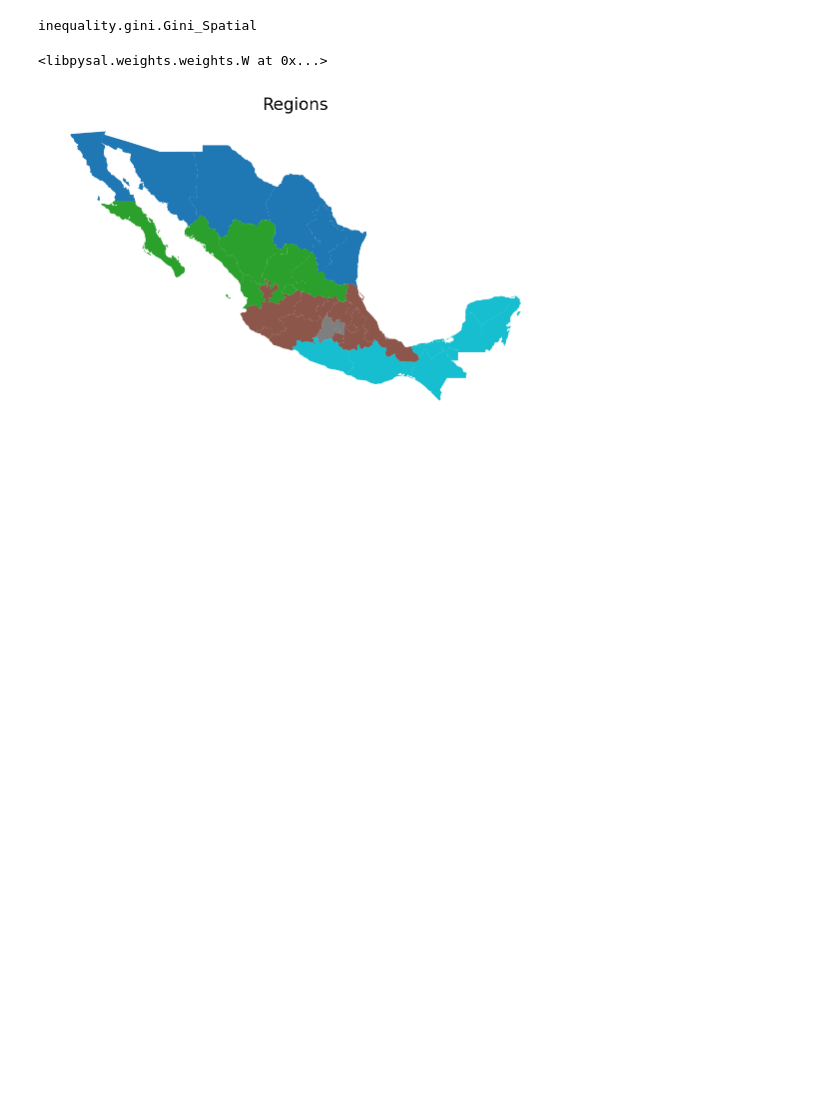
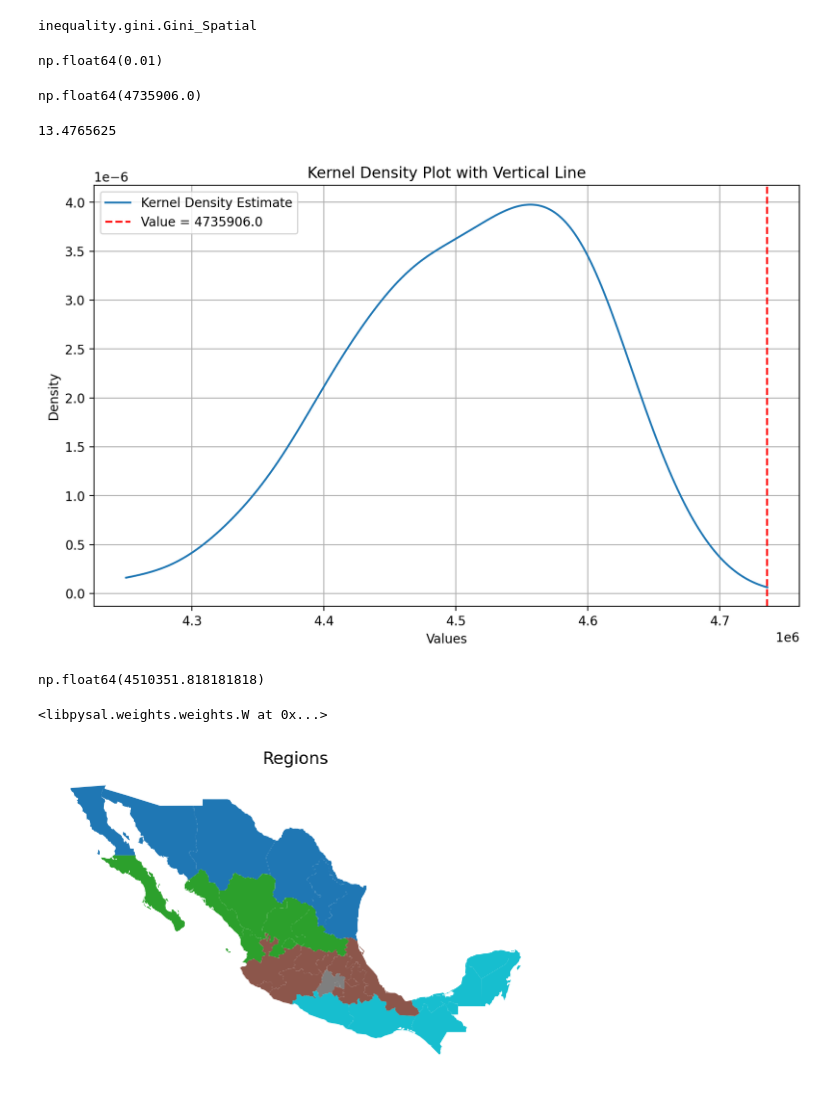
Before and after one commit to pysal/inequality, a Jupyter notebook: docs/user-guide/measure/gini.ipynb, the cells around one changed output. Saved outputs shown, nothing was run; the diff lists cells and outputs as text; code cells hidden in the pictures; blank space fills up the shorter version.

```diff
--- a/docs/user-guide/measure/gini.ipynb
+++ b/docs/user-guide/measure/gini.ipynb
@@ -117,6 +141,54 @@ ginis
 inequality.gini.Gini_Spatial
 # %% [output]
 inequality.gini.Gini_Spatial
+# %%
+wq = libpysal.weights.Queen.from_dataframe(gdf)
+# %%
+numpy.random.seed(12345)
+gs = inequality.gini.Gini_Spatial(gdf["PCGDP1940"], wq)
+gs.p_sim
+# %% [output]
+np.float64(0.01)
+# %%
+gs.wcg
+# %% [output]
+np.float64(4735906.0)
+# %%
+wq.pct_nonzero
+# %% [output]
+13.4765625
+# %%
+import numpy as np
+import matplotlib.pyplot as plt
+from scipy.stats import gaussian_kde
+
+# Data array
+data = gs.wcgp
+
+obs = gs.wcg
+
+# Kernel Density Estimation
+kde = gaussian_kde(data)
+maxd = max(max(data), obs)
+x_range = np.linspace(min(data), maxd, 1000)
+kde_values = kde(x_range)
+
+# Plot
+plt.figure(figsize=(10, 6))
+plt.plot(x_range, kde_values, label='Kernel Density Estimate')
+plt.axvline(x=obs, color='red', linestyle='--', label=f'Value = {obs}')
+plt.title("Kernel Density Plot with Vertical Line")
+plt.xlabel("Values")
+plt.ylabel("Density")
+plt.legend()
+plt.grid(True)
+plt.show()
+# %% [output]
+[figure, added]
+# %%
+gs.wcgp.mean()
+# %% [output]
+np.float64(4510351.818181818)
 # %%
 regimes = gdf["HANSON98"]
 # %%
```
Also changed, not shown: parts of 24 cells of this notebook, 12 other files.
